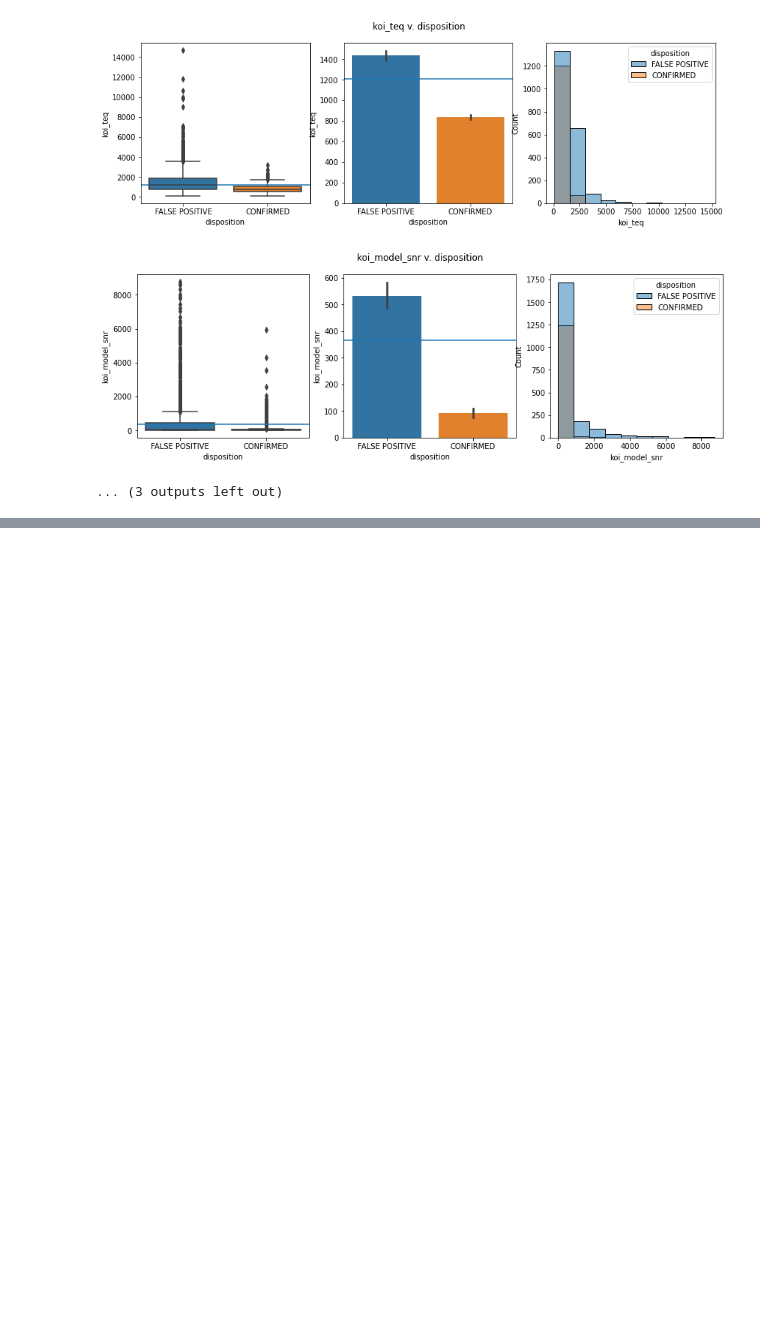
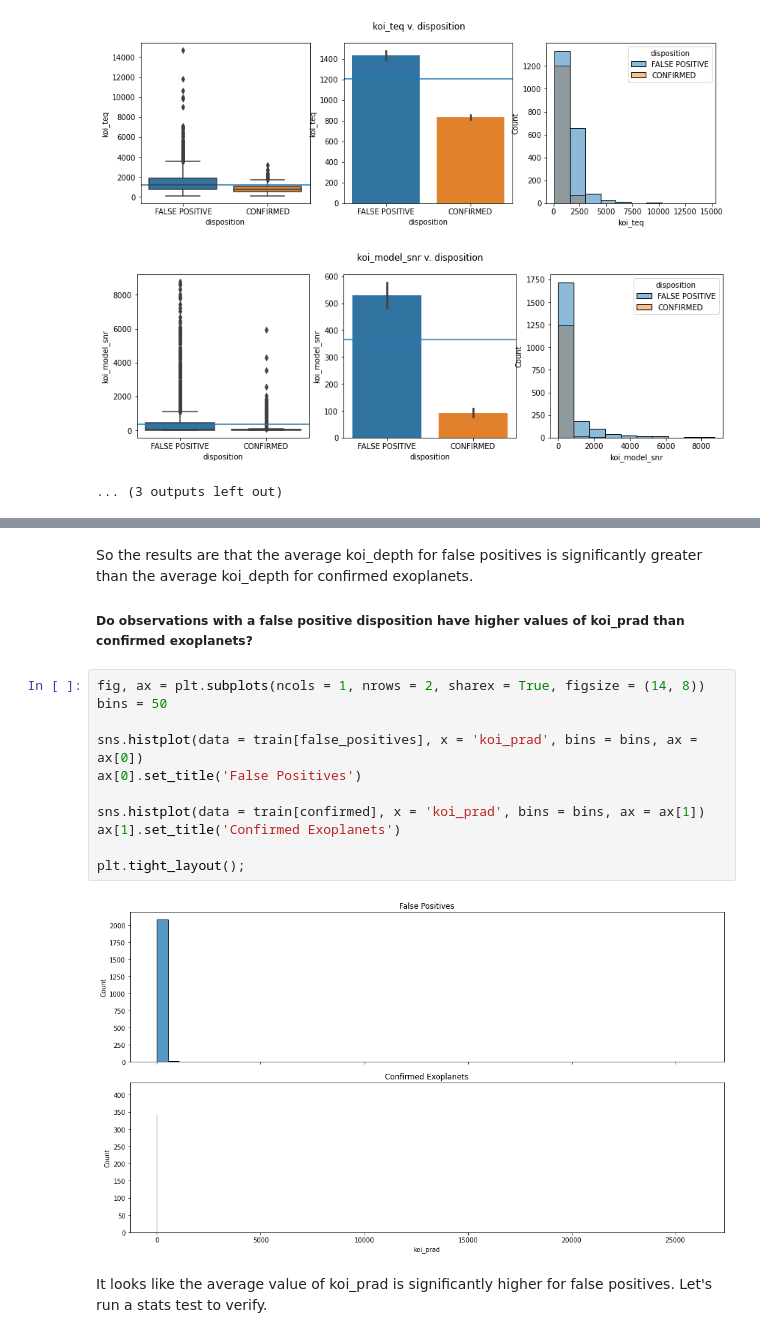
Before and after one commit to alegarcia-dev/Kepler-exoplanet-analysis, a Jupyter notebook: explore.ipynb, the cells around one changed output, grey strips where cells are left out. Drawn from its saved outputs; the diff is of its cells as text; blank space fills up the shorter version.

```diff
--- a/explore.ipynb
+++ b/explore.ipynb
@@ -222,0 +379,19 @@ plot_categorical_and_continuous(train, ['disposition'], columns_to_keep)
+# %% [markdown]
+So the results are that the average koi_depth for false positives is significantly greater than the average koi_depth for confirmed exoplanets.
+
+##### Do observations with a false positive disposition have higher values of koi_prad than confirmed exoplanets?
+# %%
+fig, ax = plt.subplots(ncols = 1, nrows = 2, sharex = True, figsize = (14, 8))
+bins = 50
+
+sns.histplot(data = train[false_positives], x = 'koi_prad', bins = bins, ax = ax[0])
+ax[0].set_title('False Positives')
+
+sns.histplot(data = train[confirmed], x = 'koi_prad', bins = bins, ax = ax[1])
+ax[1].set_title('Confirmed Exoplanets')
+
+plt.tight_layout();
+# %% [output]
+[figure, added]
+# %% [markdown]
+It looks like the average value of koi_prad is significantly higher for false positives. Let's run a stats test to verify.
```
Also changed, not shown: parts of 50 cells of this notebook.
